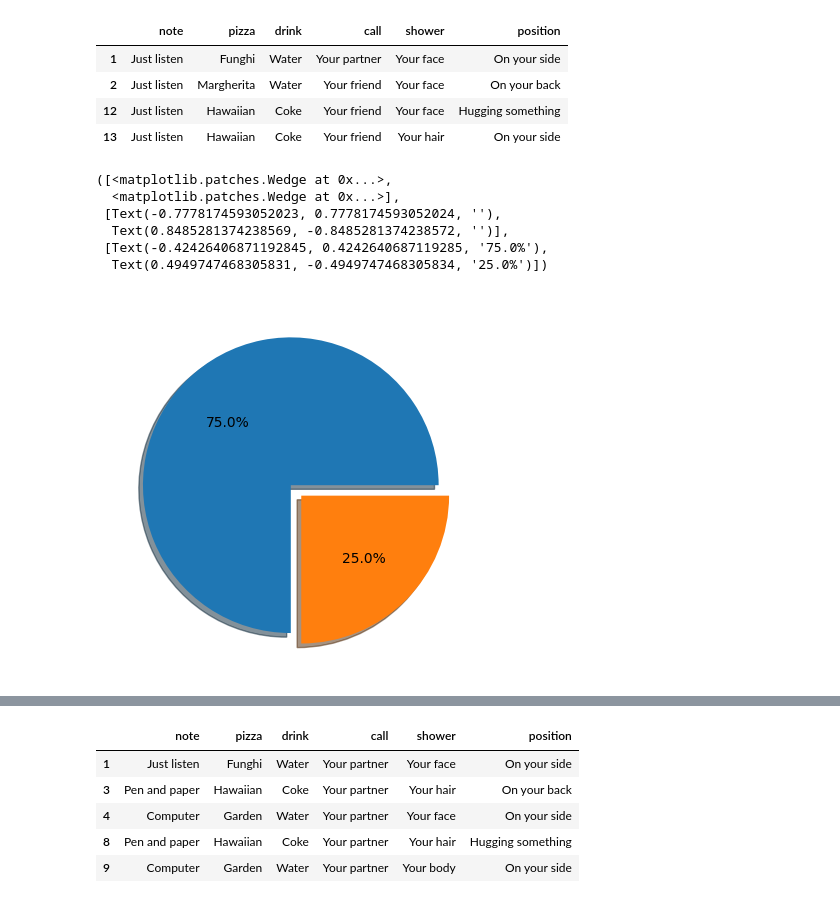
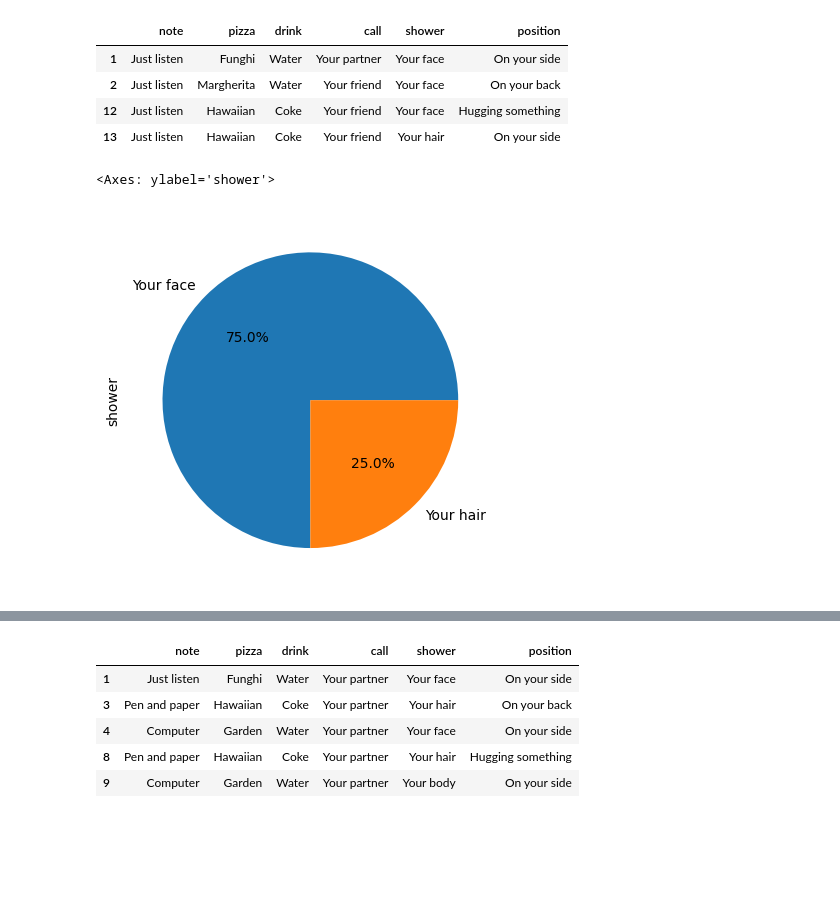
Before and after one commit to Eunah-xyz/git-it-together, a Jupyter notebook: Eunah_DataAmongUs_assignment.ipynb, the cells around one changed output, grey strips where cells are left out. Drawn from its saved outputs; the diff is of its cells as text; code cells hidden in the pictures; blank space fills up the shorter version.

```diff
--- a/Eunah_DataAmongUs_assignment.ipynb
+++ b/Eunah_DataAmongUs_assignment.ipynb
@@ -135,12 +148,9 @@ df_just_listen
 | 12 | Just listen | Hawaiian | Coke | Your friend | Your face | Hugging something |
 | 13 | Just listen | Hawaiian | Coke | Your friend | Your hair | On your side |
 # %%
-plt.pie(df_just_listen.shower.value_counts(), explode = (0, 0.1), shadow = True, autopct='%1.1f%%')
+# Most common answer for shower order for ppl who just listen was to wash thier face first!
+
+df_just_listen.groupby("shower")["shower"].count().plot.pie(autopct='%1.1f%%')
 # %% [output]
-([<matplotlib.patches.Wedge at 0x...>,
-  <matplotlib.patches.Wedge at 0x...>],
- [Text(-0.7778174593052023, 0.7778174593052024, ''),
-  Text(0.8485281374238569, -0.8485281374238572, '')],
- [Text(-0.42426406871192845, 0.4242640687119285, '75.0%'),
-  Text(0.4949747468305831, -0.4949747468305834, '25.0%')])
+<Axes: ylabel='shower'>
-[figure, old version]
+[figure, new version]
```
Also changed, not shown: parts of 11 cells of this notebook.
